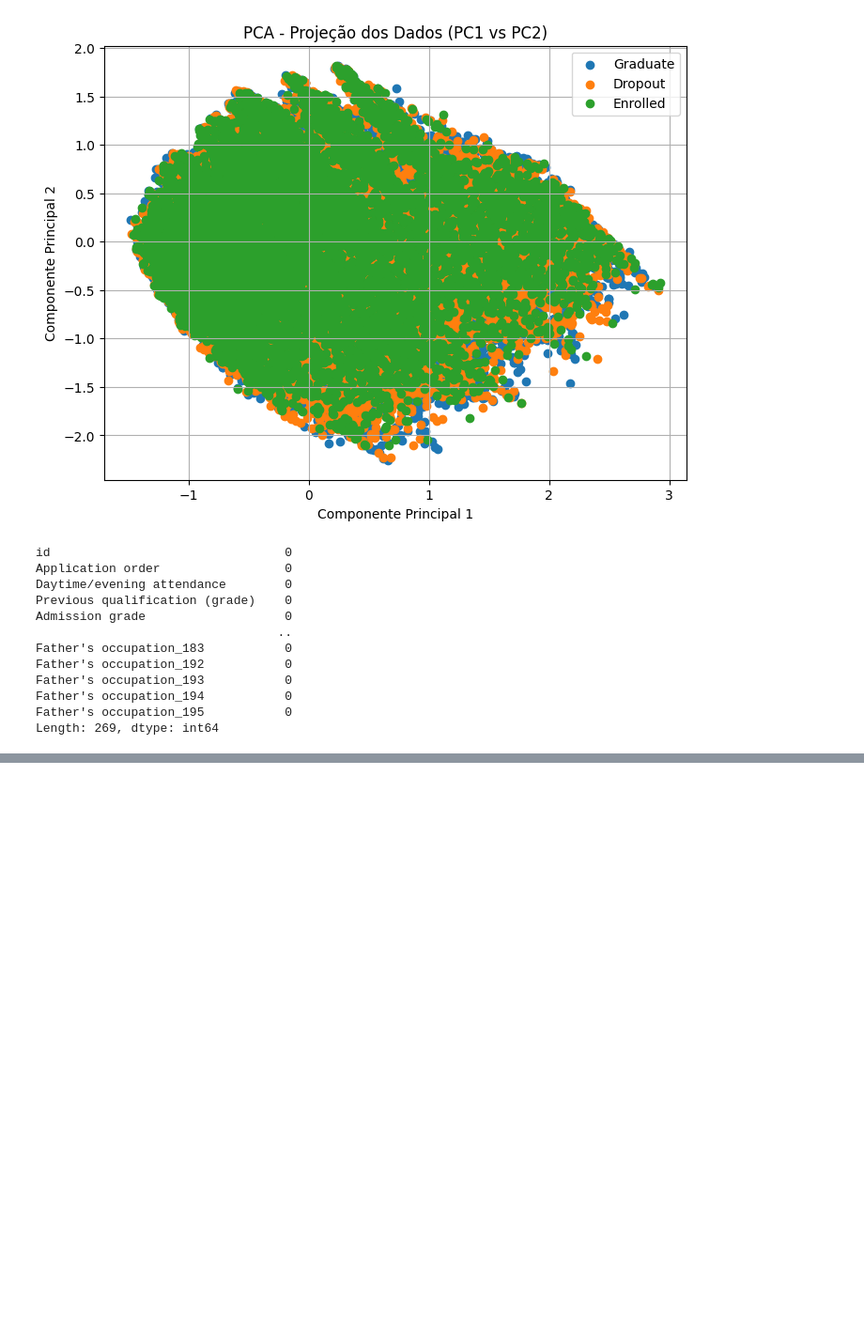
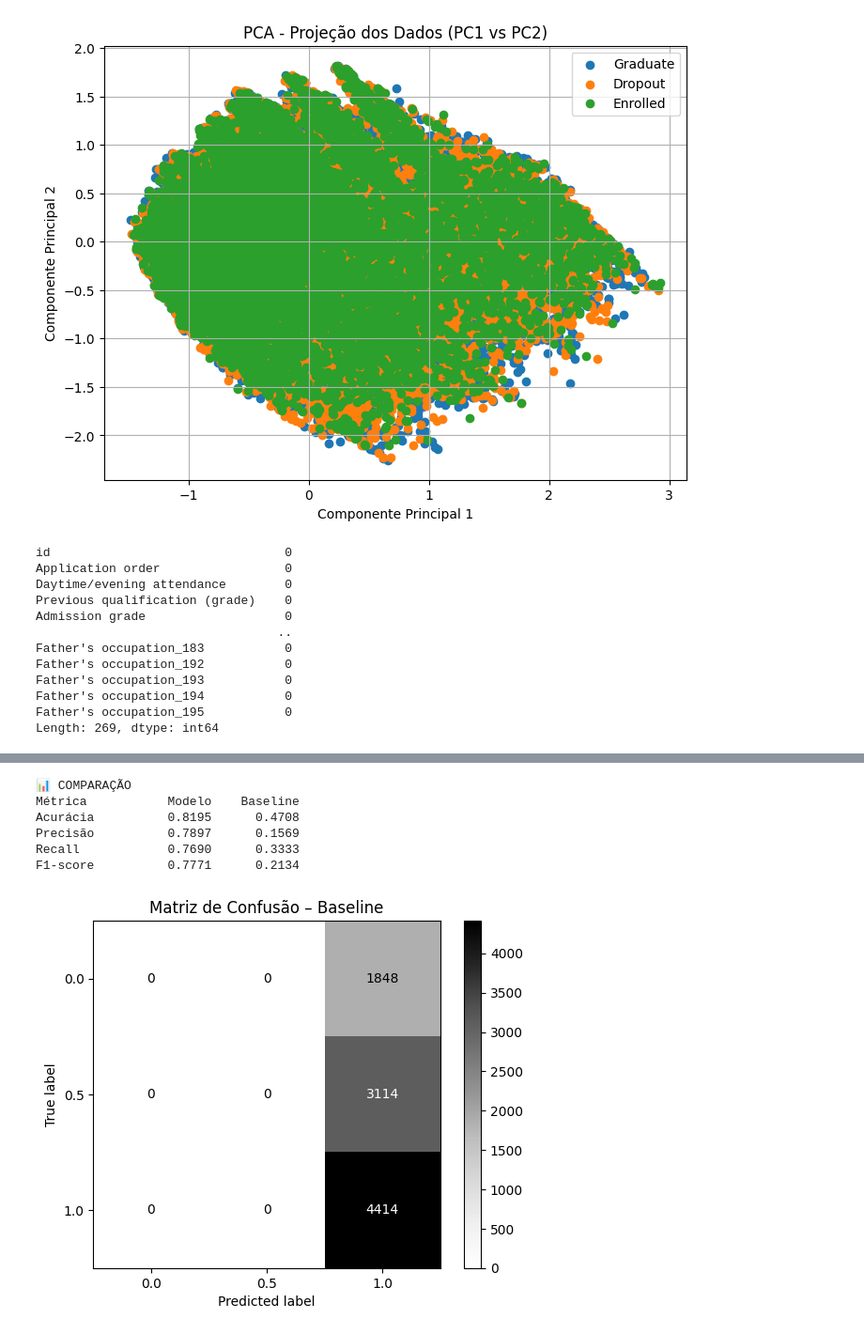
Before and after one commit to lucasouzamil/mlp-classification, a Jupyter notebook: main.ipynb, the cells around one changed output, grey strips where cells are left out. Shown at 94% size. Saved outputs shown, nothing was run; the diff lists cells and outputs as text; code cells hidden in the pictures; blank space fills up the shorter version.

```diff
--- a/main.ipynb
+++ b/main.ipynb
@@ -587,0 +603,2 @@ F1-score : 0.7778
+# %%
+y_pred_baseline = np.full_like(y_test, fill_value=majority_class)
@@ -587,0 +622,22 @@ F1-score : 0.7778
+# %%
+print("\n📊 COMPARAÇÃO")
+print(f"{'Métrica':<12}{'Modelo':>12}{'Baseline':>12}")
+print(f"{'Acurácia':<12}{acc_test:>12.4f}{acc_base:>12.4f}")
+print(f"{'Precisão':<12}{prec_test:>12.4f}{prec_base:>12.4f}")
+print(f"{'Recall':<12}{rec_test:>12.4f}{rec_base:>12.4f}")
+print(f"{'F1-score':<12}{f1_test:>12.4f}{f1_base:>12.4f}")
+# %% [output]
+📊 COMPARAÇÃO
+Métrica           Modelo    Baseline
+Acurácia          0.8195      0.4708
+Precisão          0.7897      0.1569
+Recall            0.7690      0.3333
+F1-score          0.7771      0.2134
+# %%
+cm_base = confusion_matrix(y_test, y_pred_baseline)
+disp = ConfusionMatrixDisplay(confusion_matrix=cm_base, display_labels=classes)
+disp.plot(cmap="Greys")
+plt.title("Matriz de Confusão – Baseline")
+plt.show()
+# %% [output]
+[figure, added]
```
Also changed, not shown: parts of 4 cells of this notebook.
